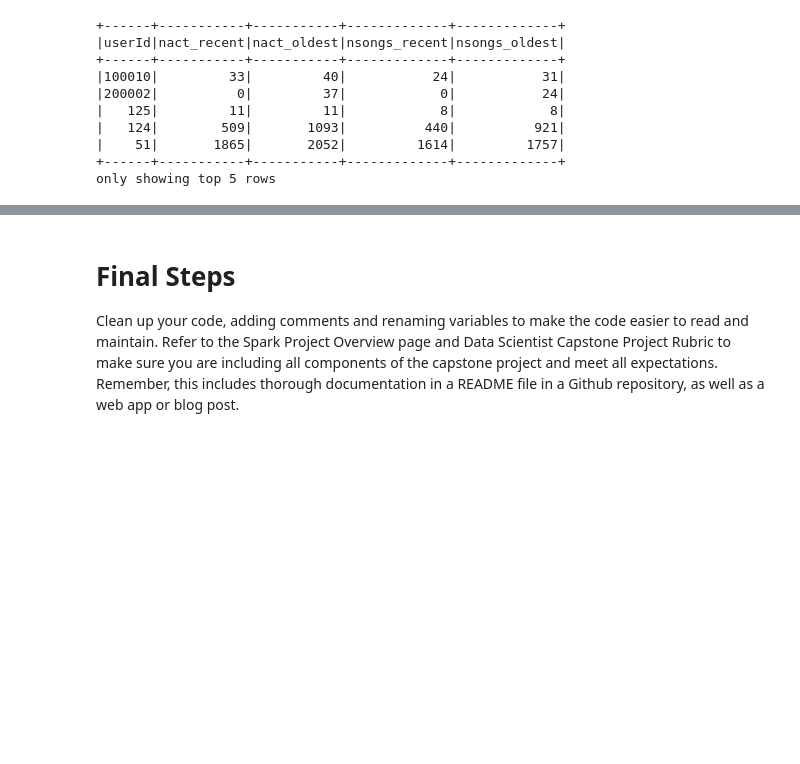
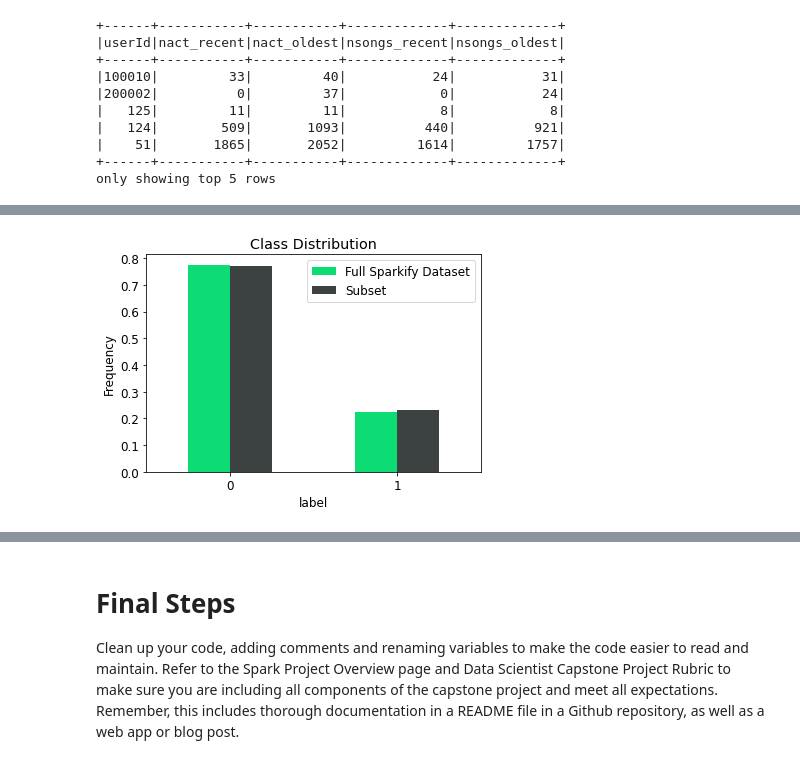
Before and after one commit to isakkabir/isakkabir-Customer-Churn-Prediction-Music-Streaming, a Jupyter notebook: Sparkify.ipynb, the cells around one changed output, grey strips where cells are left out. Cells and saved outputs as stored; diff of their text form; code cells hidden in the pictures; blank space fills up the shorter version.

```diff
--- a/Sparkify.ipynb
+++ b/Sparkify.ipynb
@@ -675,0 +850,16 @@ Split the full dataset into train, test, and validation sets. Test out several o
+# %%
+# Similar ratio also on the full Sparkify dataset
+# Copied from notebook used on the CLUSTER:  [5003, 17274]
+label_pd['Subset'] = label_pd['count'] / sum(label_pd['count'])
+label_pd['count_full'] = [5003, 17274]
+label_pd = label_pd.sort_values('label')
+label_pd['Full Sparkify Dataset'] = label_pd['count_full'] / sum(label_pd['count_full'])
+
+# Plot
+plt.rcParams['figure.figsize'] = (6,4)
+label_pd.plot(x='label', y= ['Full Sparkify Dataset', 'Subset'], kind = 'bar', rot = 0, color = [color1, color2]);
+plt.ylabel('Frequency');
+plt.title('Class Distribution');
+plt.savefig('classdist.png')
+# %% [output]
+[figure, added]
```
Also changed, not shown: parts of 28 cells of this notebook.
